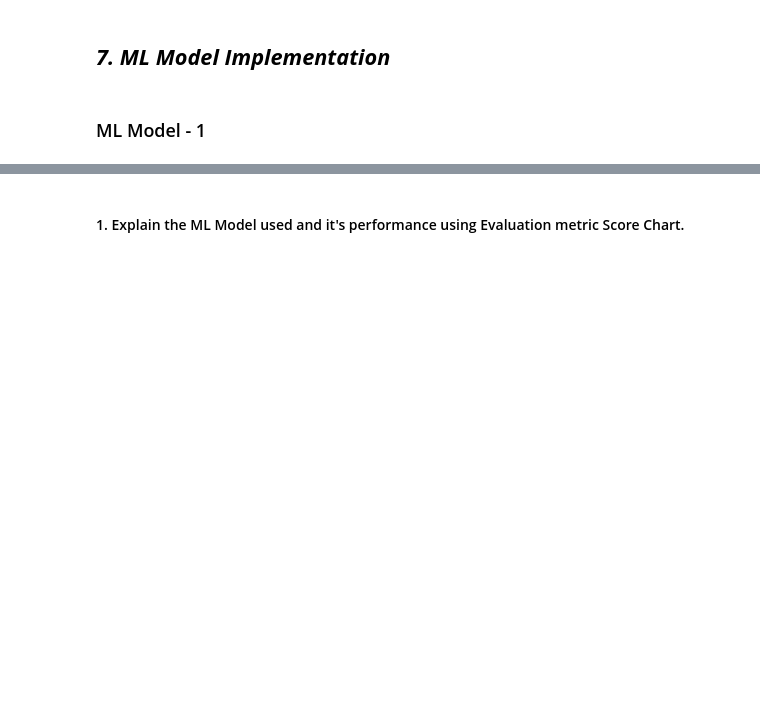
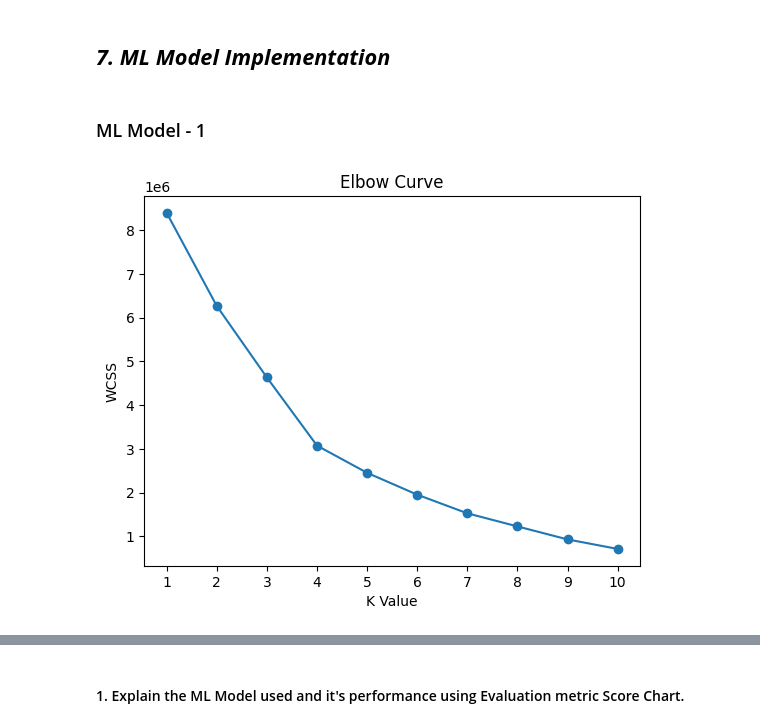
Before and after one commit to apurva-shrivastava/Zomato-Restaurant-Clustering-and-Sentiment-Analysis, a Jupyter notebook: Apurva_Zomato_Restaurant_Clustering_and_Sentiment_Analysis.ipynb, the cells around one changed output, grey strips where cells are left out. Saved outputs shown, nothing was run; the diff lists cells and outputs as text; code cells hidden in the pictures; blank space fills up the shorter version.

Commit message:
implemented k means clustering

```diff
--- a/Apurva_Zomato_Restaurant_Clustering_and_Sentiment_Analysis.ipynb
+++ b/Apurva_Zomato_Restaurant_Clustering_and_Sentiment_Analysis.ipynb
@@ -1470,0 +1467,19 @@ Answer Here.
+# %%
+# ML Model - 1 Implementation
+
+#Within Cluster Sum of Squared Errors(WCSS) for different values of k
+wcss=[]
+for i in range(1,11):
+    km=KMeans(n_clusters=i,random_state = 20)
+    km.fit(new_reduced_df)
+    wcss.append(km.inertia_)
+# %%
+#elbow curve
+plt.plot(range(1,11),wcss,marker ="o")
+plt.xlabel("K Value")
+plt.xticks(np.arange(1,11,1))
+plt.ylabel("WCSS")
+plt.title('Elbow Curve')
+plt.show()
+# %% [output]
+[figure, added]
```
Also changed, not shown: parts of 10 cells of this notebook.
